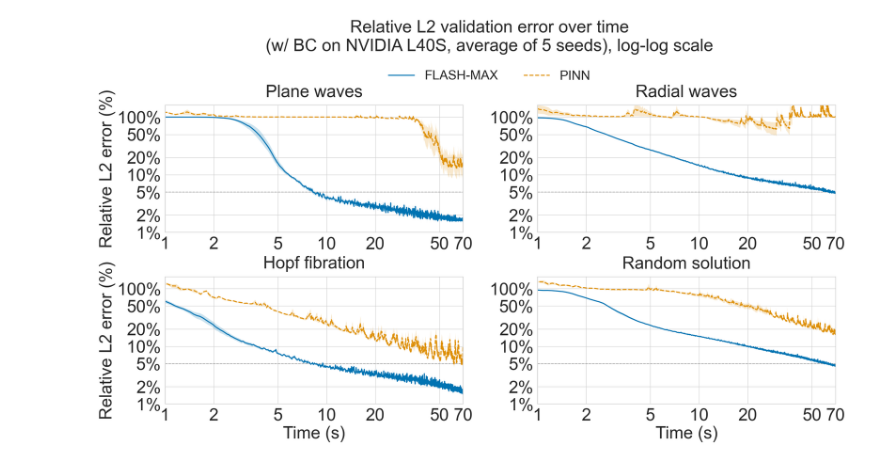
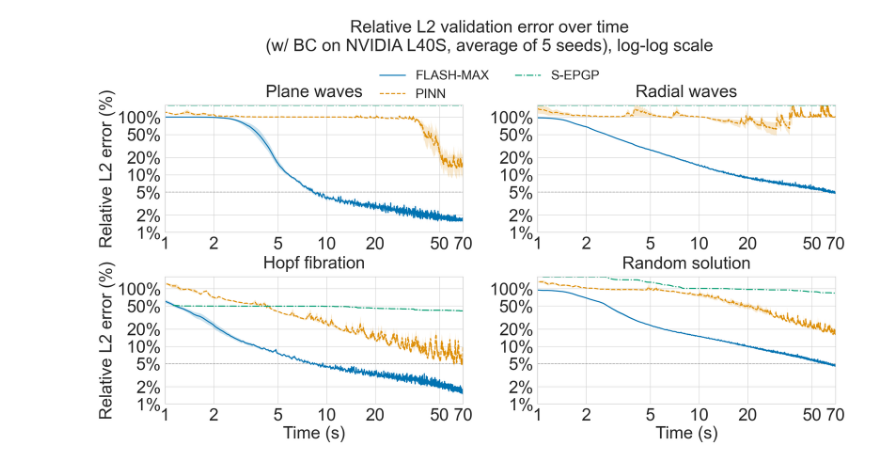
Before and after one commit to ddegenaro/flash-max, a Jupyter notebook: timing_plots.ipynb, the cells around one changed output. Saved outputs shown, nothing was run; the diff lists cells and outputs as text; code cells hidden in the pictures.

Commit message:
plot update

```diff
--- a/timing_plots.ipynb
+++ b/timing_plots.ipynb
@@ -166,20 +166,30 @@ for i, (soln_num, title) in enumerate(zip(soln_nums, titles)):
     pinn_logs = [
         pd.read_csv(
             os.path.join(
-                'pinn_data', 'maxwell_bdy', pinn_soln_name,f'seed_{j}', 'log.tsv'
+                'pinn_data', 'maxwell_bdy', pinn_soln_name, f'seed_{j}', 'log.tsv'
             ), sep='\t')
+        for j in range(1, 6)
+    ]
+
+    gp_logs = [
+        pd.read_csv(
+            os.path.join(
+                'gp_data', 'BDY', 'GP_' + pinn_soln_name, f'GP_BDY_{pinn_soln_name}_seed{j}.tsv'
+            ), sep='\t').rename(columns={'time_elapsed': 'training_time', 'best_val_rel_err': 'rel_l2_error'})
         for j in range(1, 6)
     ]
 
     assert len(logs) == 5
     assert len(pinn_logs) == 5
+    assert len(gp_logs) == 5
 
     datas = [
         interpolate_runs(logs,      max_time=max_time, log=log),
         interpolate_runs(pinn_logs, max_time=max_time, time_already_cum=True, log=log),
+        interpolate_runs(gp_logs, max_time=max_time, time_already_cum=True, log=log),
     ]
 
-    labels = ['FLASH-MAX', 'PINN']
+    labels = ['FLASH-MAX', 'PINN', 'S-EPGP']
 
     # Gray reference line at 5%
     thresh = 5 if not log else np.log(5)
@@ -228,31 +238,31 @@ for i, (soln_num, title) in enumerate(zip(soln_nums, titles)):
 
     # Make the plot area taller than wide via aspect — 'box' keeps axes box fixed
     # ax.set_aspect(max_time / max_err * 0.75, adjustable='box')  # <1 = taller than wide
 
 if log:
     fig.suptitle(
         'Relative L2 validation error over time\n(w/ BC on NVIDIA L40S, average of 5 seeds), log-log scale',
         fontsize=fs, y=1.1
     )
 else:
     fig.suptitle(
         'Relative L2 validation error over time\n(w/ BC on NVIDIA L40S, average of 5 seeds)',
         fontsize=fs, y=1.1
     )
 
 handles, labels_ = axes[0].get_legend_handles_labels()
 fig.legend(
     handles,
     labels_,
     loc='upper center',
     bbox_to_anchor=(0.5, 1.0),
     ncol=2,
     fontsize=lfs,
     frameon=False
 )
 
 plt.tight_layout(pad=1.0)
 plt.savefig("timing_plots.pdf", bbox_inches='tight')
 plt.show()
 # %% [output]
-[figure, old version]
+[figure, new version]
```
Also changed, not shown: 1 other file.
